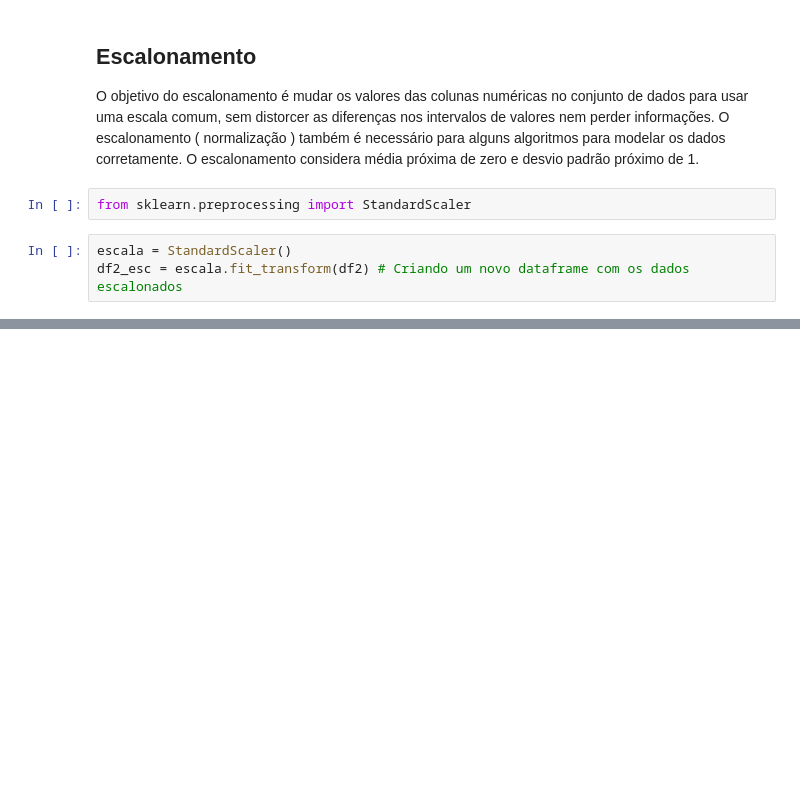
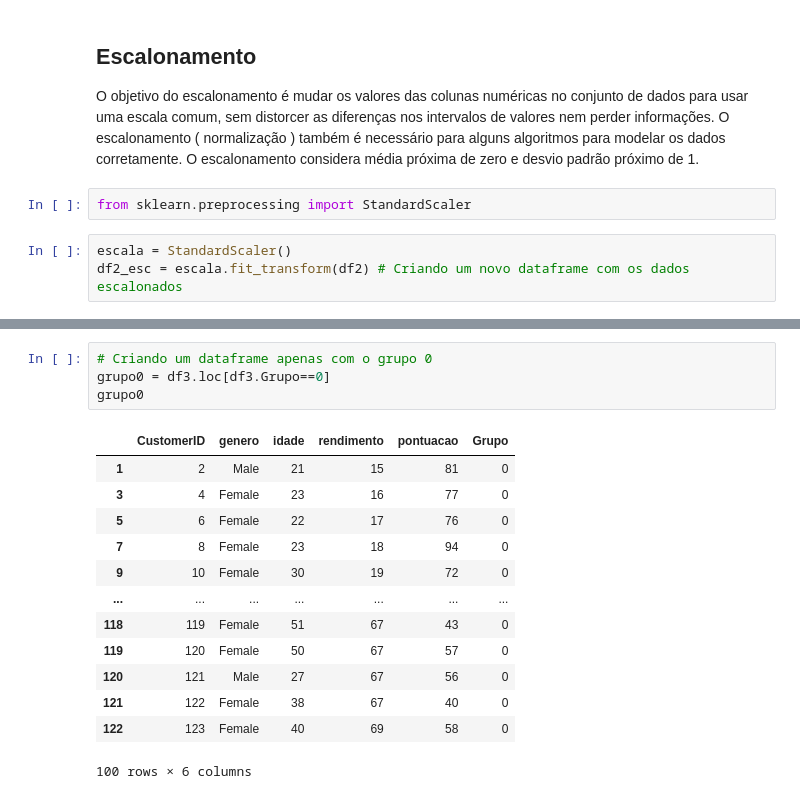
Before and after one commit to mauricionoronha/segclient, a Jupyter notebook: ML_NAO_SUPERV_CLUSTERING.ipynb, the cells around one changed output, grey strips where cells are left out. Cells and saved outputs as stored; diff of their text form; blank space fills up the shorter version.

```diff
--- a/ML_NAO_SUPERV_CLUSTERING.ipynb
+++ b/ML_NAO_SUPERV_CLUSTERING.ipynb
@@ -255,0 +400,18 @@ array([[ 1.12815215, -1.42456879, -1.73899919, -0.43480148],
+# %%
+# Criando um dataframe apenas com o grupo 0
+grupo0 = df3.loc[df3.Grupo==0]
+grupo0
+# %% [output]
+|  | CustomerID | genero | idade | rendimento | pontuacao | Grupo |
+| 1 | 2 | Male | 21 | 15 | 81 | 0 |
+| 3 | 4 | Female | 23 | 16 | 77 | 0 |
+| 5 | 6 | Female | 22 | 17 | 76 | 0 |
+| 7 | 8 | Female | 23 | 18 | 94 | 0 |
+| 9 | 10 | Female | 30 | 19 | 72 | 0 |
+| ... | ... | ... | ... | ... | ... | ... |
+| 118 | 119 | Female | 51 | 67 | 43 | 0 |
+| 119 | 120 | Female | 50 | 67 | 57 | 0 |
+| 120 | 121 | Male | 27 | 67 | 56 | 0 |
+| 121 | 122 | Female | 38 | 67 | 40 | 0 |
+| 122 | 123 | Female | 40 | 69 | 58 | 0 |
+100 rows × 6 columns
```
Also changed, not shown: parts of 27 cells of this notebook.
